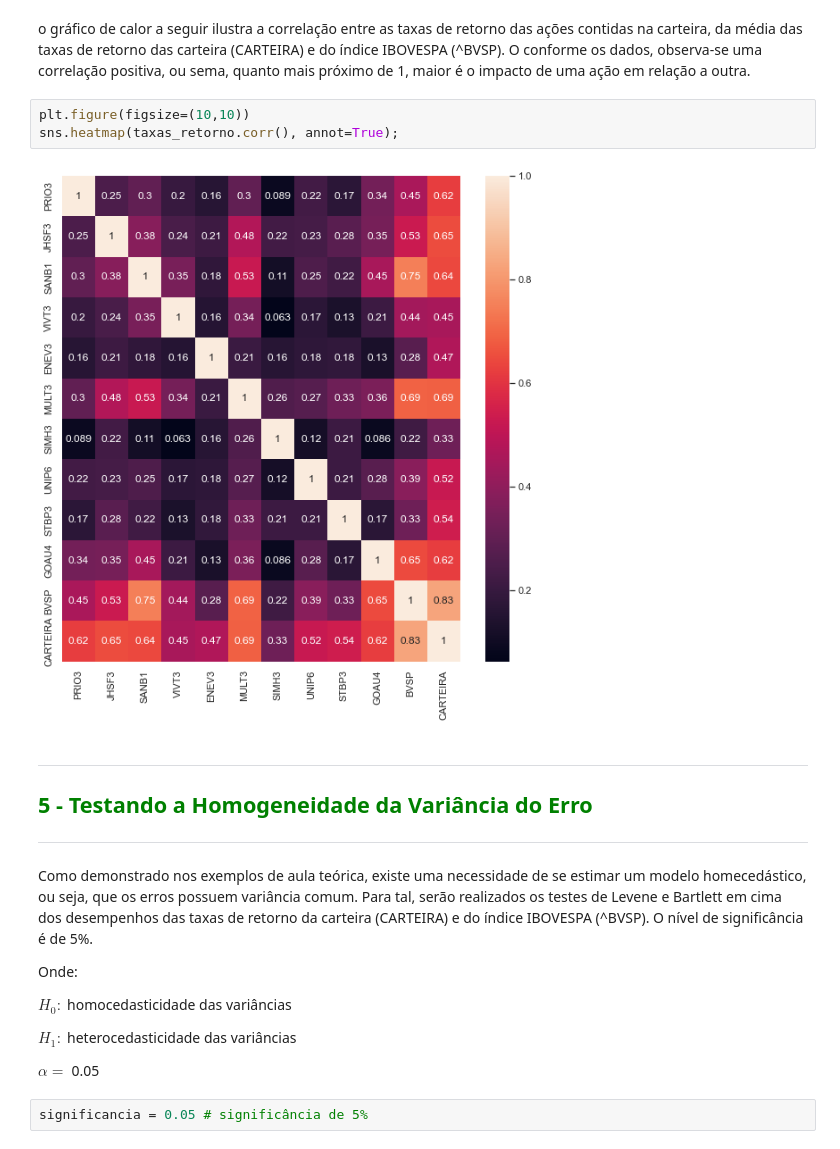
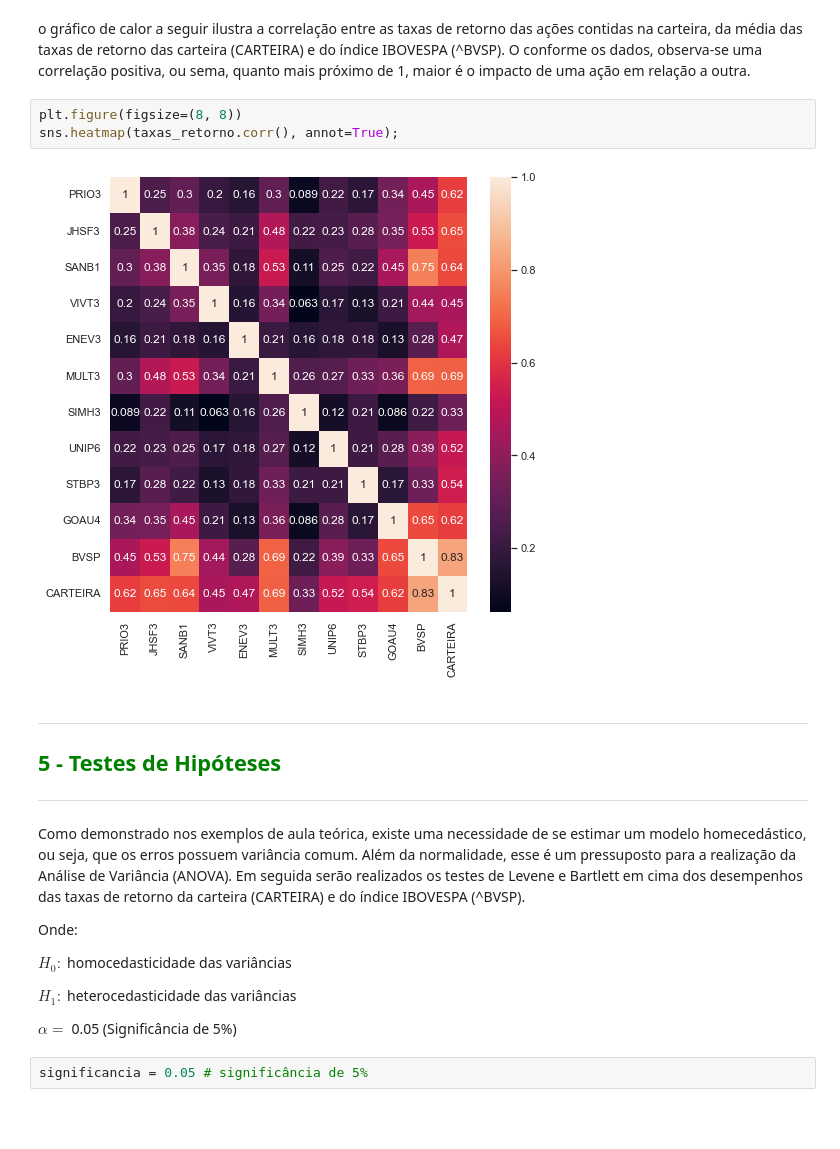
Before and after one commit to pauloceliojr/aedi-prova-final, a Jupyter notebook: prova_final.ipynb, the cells around one changed output. Cells and saved outputs as stored; diff of their text form; blank space fills up the shorter version.

```diff
--- a/prova_final.ipynb
+++ b/prova_final.ipynb
@@ -488,16 +488,16 @@ taxas_retorno.corr()
 o gráfico de calor a seguir ilustra a correlação entre as taxas de retorno das ações contidas na carteira, da média das taxas de retorno das carteira (CARTEIRA) e do índice IBOVESPA (^BVSP).
 O conforme os dados, observa-se uma correlação positiva, ou sema, quanto mais próximo de 1, maior é o impacto de uma ação em relação a outra.
 # %%
-plt.figure(figsize=(10,10))
+plt.figure(figsize=(8, 8))
 sns.heatmap(taxas_retorno.corr(), annot=True);
 # %% [output]
-[figure, old version]
+[figure, new version]
 # %% [markdown]
 ***
-## <font color="green">5 - Testando a Homogeneidade da Variância do Erro</font>
+## <font color="green">5 - Testes de Hipóteses</font>
 ***
 # %% [markdown]
-Como demonstrado nos exemplos de aula teórica, existe uma necessidade de se estimar um modelo homecedástico, ou seja, que os erros possuem variância comum. Para tal, serão realizados os testes de Levene e Bartlett em cima dos desempenhos das taxas de retorno da carteira (CARTEIRA) e do índice IBOVESPA (^BVSP). O nível de significância é de 5%.
+Como demonstrado nos exemplos de aula teórica, existe uma necessidade de se estimar um modelo homecedástico, ou seja, que os erros possuem variância comum. Além da normalidade, esse é um pressuposto para a realização da Análise de Variância (ANOVA). Em seguida serão realizados os testes de Levene e Bartlett em cima dos desempenhos das taxas de retorno da carteira (CARTEIRA) e do índice IBOVESPA (^BVSP).
 
 Onde:
 
@@ -505,7 +505,7 @@ $H_0:$ homocedasticidade das variâncias
 
 $H_1:$ heterocedasticidade das variâncias
 
-$\alpha =$ 0.05
+$\alpha =$ 0.05 (Significância de 5%)
 # %%
 significancia = 0.05 # significância de 5%
 # %% [markdown]
```
Also changed, not shown: parts of 33 cells of this notebook.
